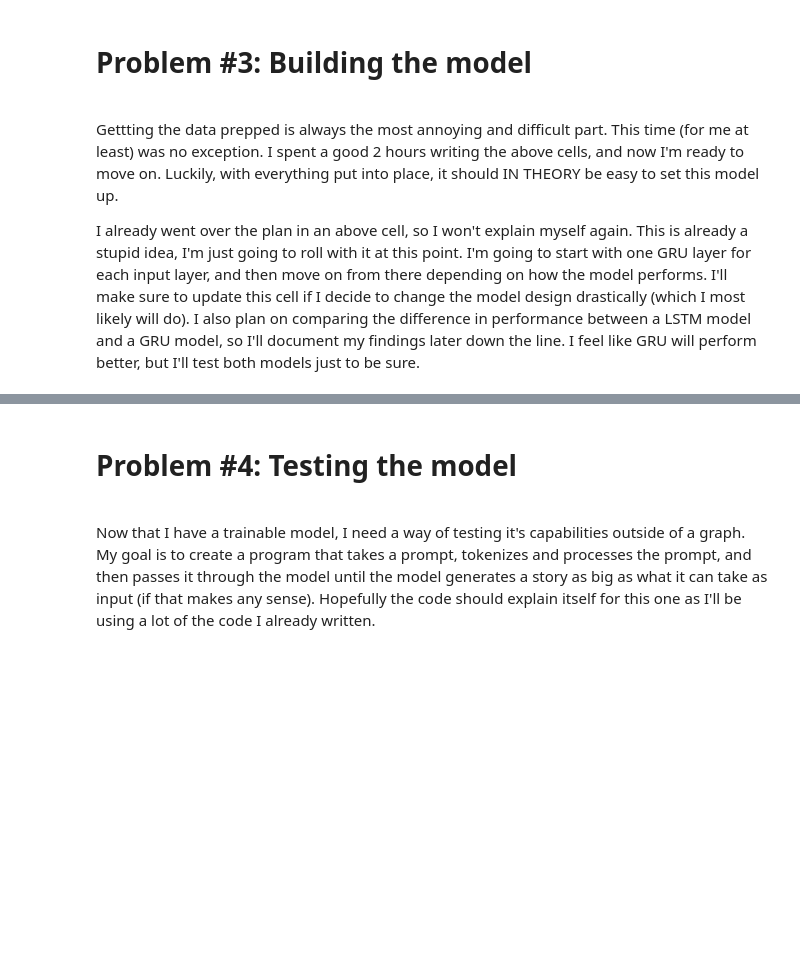
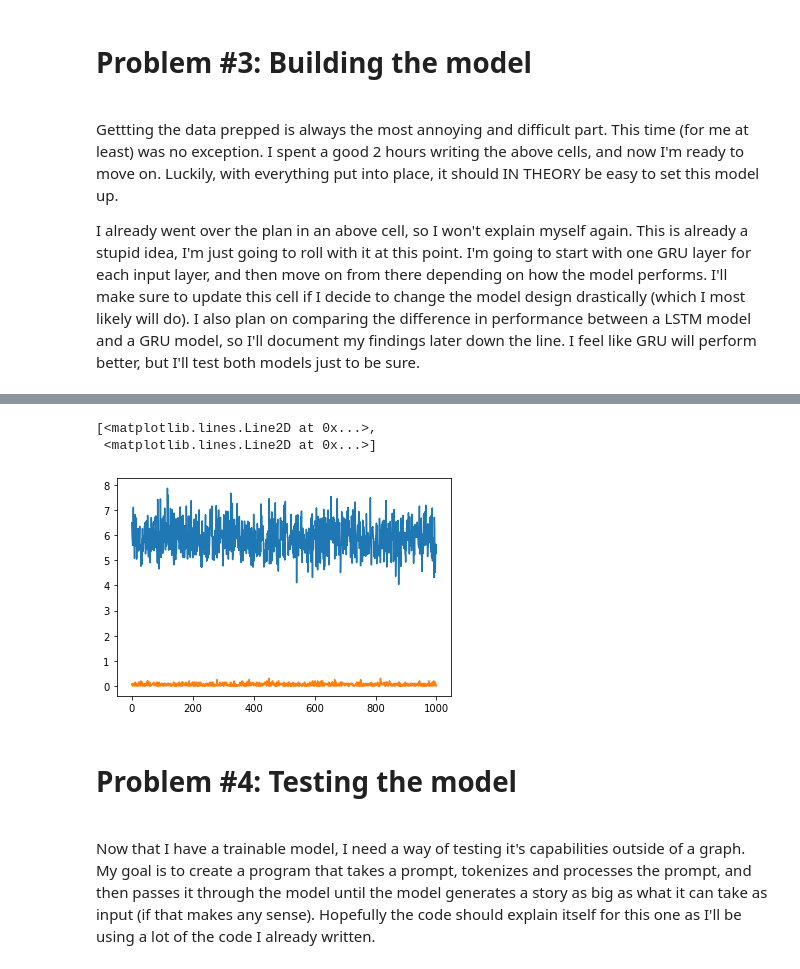
Before and after one commit to CodeSample15/TextGenerationTest, a Jupyter notebook: Spongebob Episode Generator.ipynb, the cells around one changed output, grey strips where cells are left out. Drawn from its saved outputs; the diff is of its cells as text; code cells hidden in the pictures; blank space fills up the shorter version.

Commit message:
Quick experiment with simpler model

```diff
--- a/Spongebob Episode Generator.ipynb
+++ b/Spongebob Episode Generator.ipynb
@@ -269,6 +269,20 @@ def GRUModel():
     z = Model(inputs=[x_in, y_in], outputs=z)
     return z
 
+def TestModel():
+    #transcript input
+    x_in = Input(shape=(MAX_SEQ_LEN))
+
+    x = Embedding(len(lib), 100, input_length=1)(x_in)
+
+    x = GRU(128)(x)
+    x = LeakyReLU()(x)
+
+    x = Dense(len(lib), activation='softmax')(x)
+
+    z = Model(inputs=x_in, outputs=x)
+    return z
+
 def LSTMModel():
     #transcript input
     x_in = Input(shape=(MAX_SEQ_LEN))
@@ -304,7 +318,7 @@ def LSTMModel():
     z = Model(inputs=[x_in, y_in], outputs=z)
     return z
 # %%
-model = GRUModel()
+model = TestModel()
 
 opt = Adam(learning_rate=0.0005)
 model.compile(loss='categorical_crossentropy', optimizer=opt, metrics=['accuracy'])
@@ -313,7 +347,7 @@ print(model.summary())
 #fitting the model (please god please work please)
 from IPython.display import clear_output
 
-epochs = 10000
+epochs = 1000
 batch_size = 20
 
 losses = []
@@ -323,7 +357,7 @@ for i in range(epochs):
     X1, X2, Y = get_dataset(batch_size, MAX_SEQ_LEN)
 
     #train the network
-    loss = model.train_on_batch([X1, X2], Y)
+    loss = model.train_on_batch(X1, Y)
     losses.append(loss)
 
     clear_output(wait=True)
@@ -337,3 +372,6 @@ InternalError: stream did not block host until done; was already in an error sta
+[<matplotlib.lines.Line2D at 0x...>,
+ <matplotlib.lines.Line2D at 0x...>]
+[figure, added]
 # %% [markdown]
 <h1>Problem #4: Testing the model</h1>
 <br></br>
```
Also changed, not shown: parts of 2 cells of this notebook, 2 other files.
